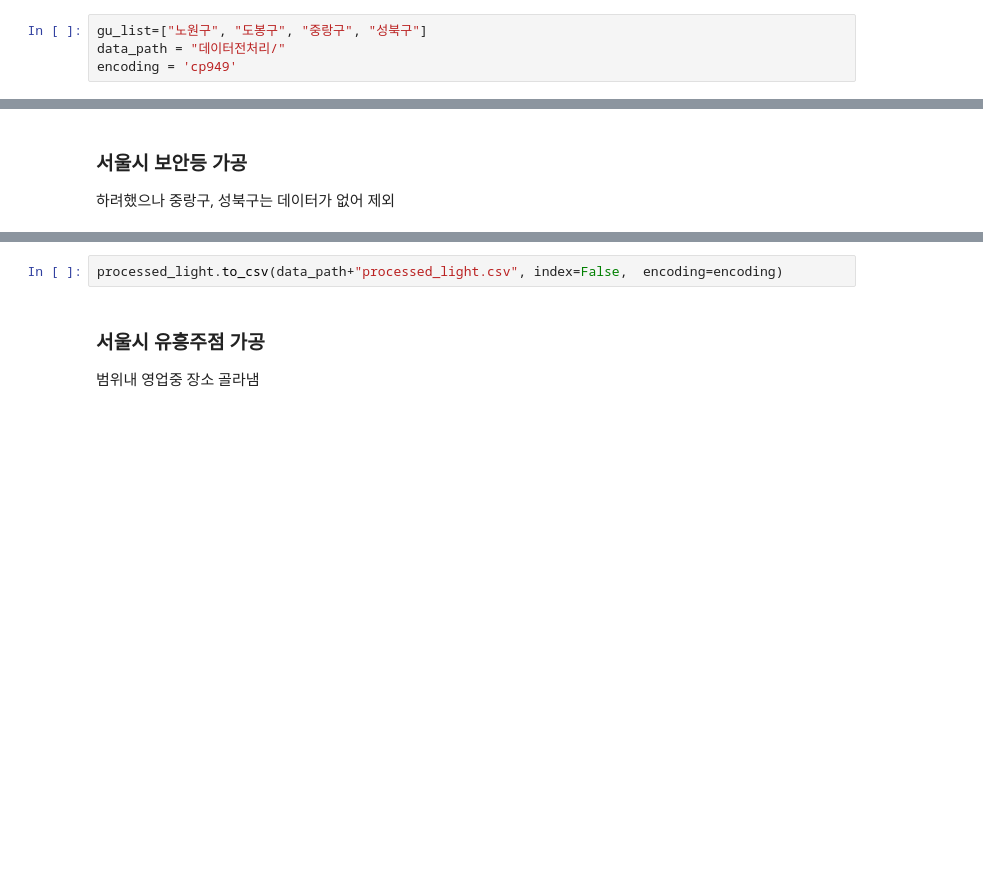
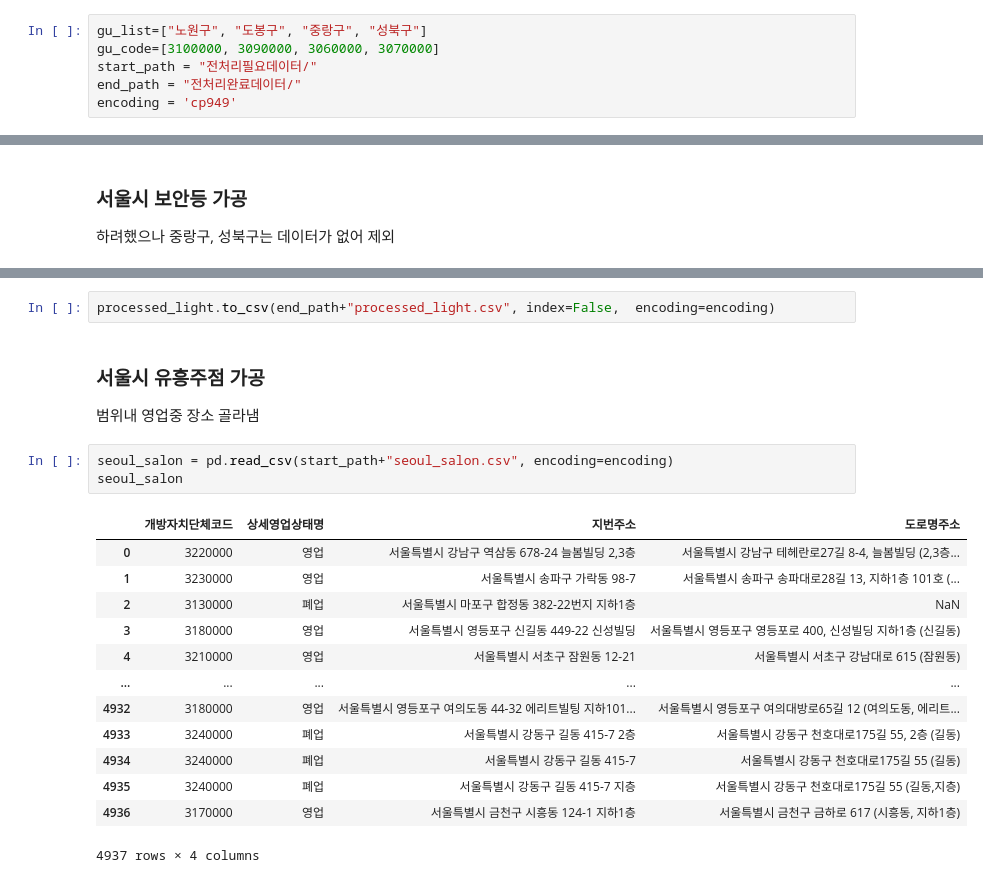
Before and after one commit to topaz11100/bp_final, a Jupyter notebook: 데이터전처리.ipynb, the cells around one changed output, grey strips where cells are left out. Drawn from its saved outputs; the diff is of its cells as text; blank space fills up the shorter version.

```diff
--- a/데이터전처리.ipynb
+++ b/데이터전처리.ipynb
@@ -15,5 +11,7 @@ import pandas as pd
 상수 지정
 # %%
 gu_list=["노원구", "도봉구", "중랑구", "성북구"]
-data_path = "데이터전처리/"
+gu_code=[3100000, 3090000, 3060000, 3070000]
+start_path = "전처리필요데이터/"
+end_path = "전처리완료데이터/"
 encoding = 'cp949'
@@ -90,7 +225,24 @@ processed_light = pd.concat([nowon_light, dobong_light]).reset_index(drop=True)
 # %%
-processed_light.to_csv(data_path+"processed_light.csv", index=False,  encoding=encoding)
+processed_light.to_csv(end_path+"processed_light.csv", index=False,  encoding=encoding)
 # %% [markdown]
 ### 서울시 유흥주점 가공
 
 범위내 영업중 장소 골라냄
+# %%
+seoul_salon = pd.read_csv(start_path+"seoul_salon.csv", encoding=encoding)
+seoul_salon
+# %% [output]
+|  | 개방자치단체코드 | 상세영업상태명 | 지번주소 | 도로명주소 |
+| 0 | 3220000 | 영업 | 서울특별시 강남구 역삼동 678-24 늘봄빌딩 2,3층 | 서울특별시 강남구 테헤란로27길 8-4, 늘봄빌딩 (2,3층... |
+| 1 | 3230000 | 영업 | 서울특별시 송파구 가락동 98-7 | 서울특별시 송파구 송파대로28길 13, 지하1층 101호 (... |
+| 2 | 3130000 | 폐업 | 서울특별시 마포구 합정동 382-22번지 지하1층 | NaN |
+| 3 | 3180000 | 영업 | 서울특별시 영등포구 신길동 449-22 신성빌딩 | 서울특별시 영등포구 영등포로 400, 신성빌딩 지하1층 (신길동) |
+| 4 | 3210000 | 영업 | 서울특별시 서초구 잠원동 12-21 | 서울특별시 서초구 강남대로 615 (잠원동) |
+| ... | ... | ... | ... | ... |
+| 4932 | 3180000 | 영업 | 서울특별시 영등포구 여의도동 44-32 에리트빌팅 지하101... | 서울특별시 영등포구 여의대방로65길 12 (여의도동, 에리트... |
+| 4933 | 3240000 | 폐업 | 서울특별시 강동구 길동 415-7 2층 | 서울특별시 강동구 천호대로175길 55, 2층 (길동) |
+| 4934 | 3240000 | 폐업 | 서울특별시 강동구 길동 415-7 | 서울특별시 강동구 천호대로175길 55 (길동) |
+| 4935 | 3240000 | 폐업 | 서울특별시 강동구 길동 415-7 지층 | 서울특별시 강동구 천호대로175길 55 (길동,지층) |
+| 4936 | 3170000 | 영업 | 서울특별시 금천구 시흥동 124-1 지하1층 | 서울특별시 금천구 금하로 617 (시흥동, 지하1층) |
+4937 rows × 4 columns
 # %%
```
Also changed, not shown: parts of 22 cells of this notebook, 41 other files.
